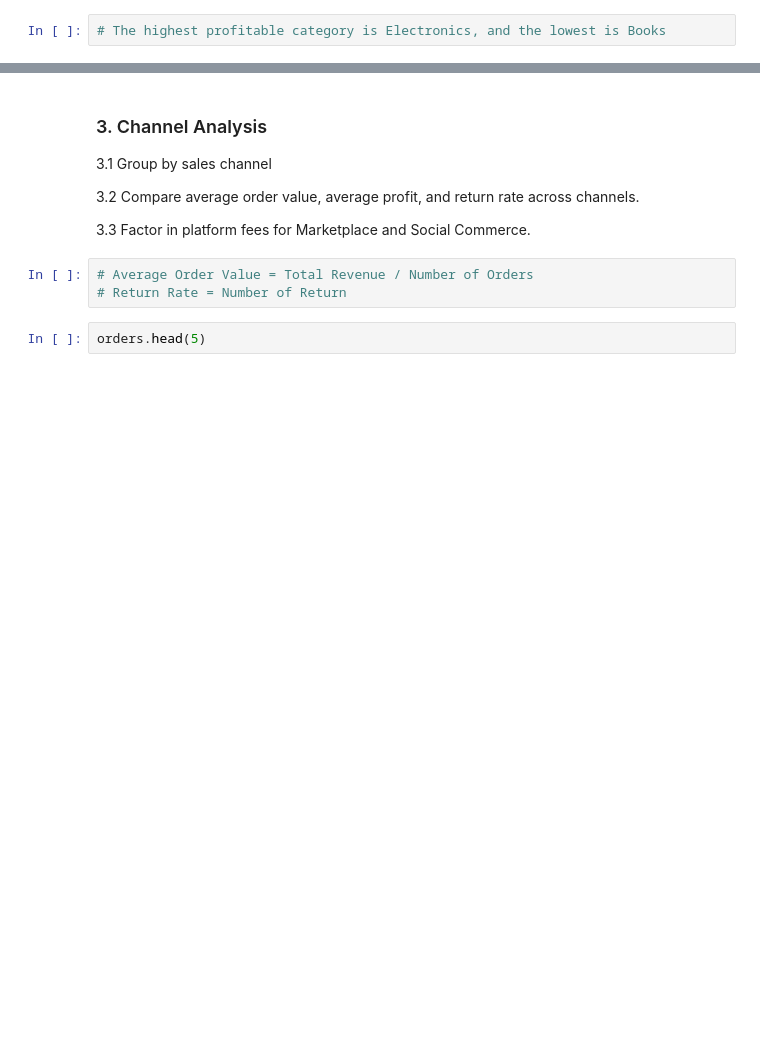
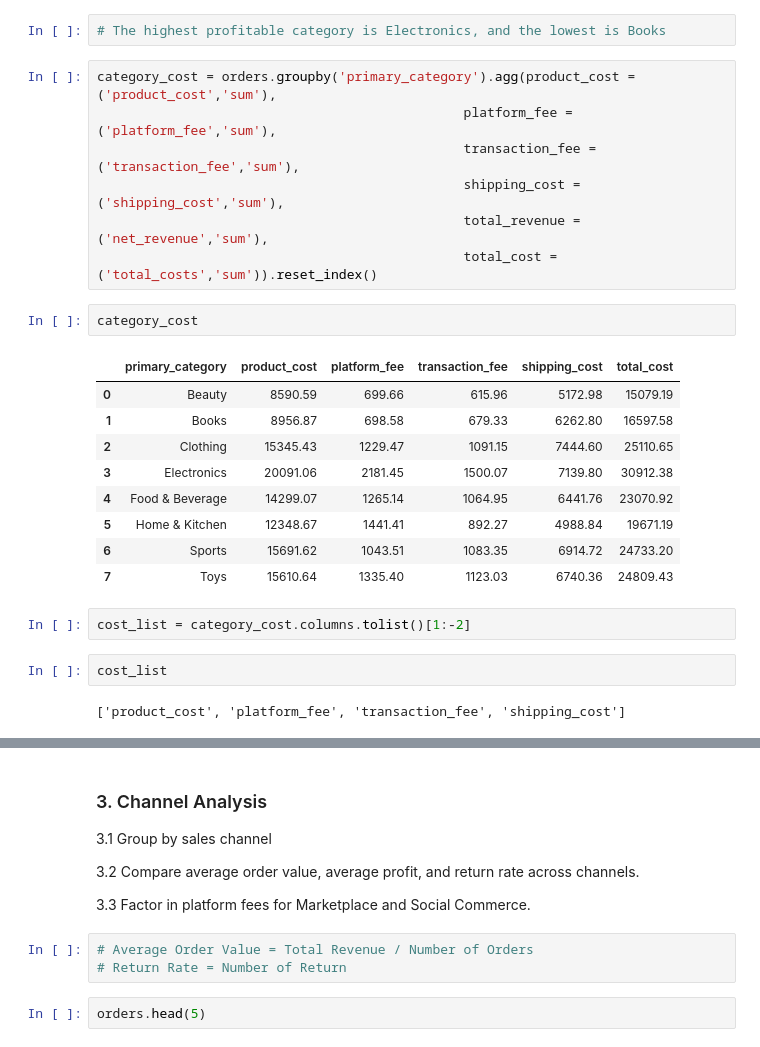
Before and after one commit to Felix-Xuhaixin/E-Commerce-Profitability-Analysis, a Jupyter notebook: E-Commerce Profitability Analysis.ipynb, the cells around one changed output, grey strips where cells are left out. Cells and saved outputs as stored; diff of their text form; blank space fills up the shorter version.

```diff
--- a/E-Commerce Profitability Analysis.ipynb
+++ b/E-Commerce Profitability Analysis.ipynb
@@ -132,2 +143,27 @@ category_aggregation
 # %%
 # The highest profitable category is Electronics, and the lowest is Books
+# %%
+category_cost = orders.groupby('primary_category').agg(product_cost =('product_cost','sum'),
+                                               platform_fee = ('platform_fee','sum'),
+                                               transaction_fee = ('transaction_fee','sum'),
+                                               shipping_cost = ('shipping_cost','sum'),
+                                               total_revenue = ('net_revenue','sum'),
+                                               total_cost = ('total_costs','sum')).reset_index()
+# %%
+category_cost
+# %% [output]
+|  | primary_category | product_cost | platform_fee | transaction_fee | shipping_cost | total_cost |
+| 0 | Beauty | 8590.59 | 699.66 | 615.96 | 5172.98 | 15079.19 |
+| 1 | Books | 8956.87 | 698.58 | 679.33 | 6262.80 | 16597.58 |
+| 2 | Clothing | 15345.43 | 1229.47 | 1091.15 | 7444.60 | 25110.65 |
+| 3 | Electronics | 20091.06 | 2181.45 | 1500.07 | 7139.80 | 30912.38 |
+| 4 | Food & Beverage | 14299.07 | 1265.14 | 1064.95 | 6441.76 | 23070.92 |
+| 5 | Home & Kitchen | 12348.67 | 1441.41 | 892.27 | 4988.84 | 19671.19 |
+| 6 | Sports | 15691.62 | 1043.51 | 1083.35 | 6914.72 | 24733.20 |
+| 7 | Toys | 15610.64 | 1335.40 | 1123.03 | 6740.36 | 24809.43 |
+# %%
+cost_list = category_cost.columns.tolist()[1:-2]
+# %%
+cost_list
+# %% [output]
+['product_cost', 'platform_fee', 'transaction_fee', 'shipping_cost']
```
Also changed, not shown: parts of 8 cells of this notebook.
